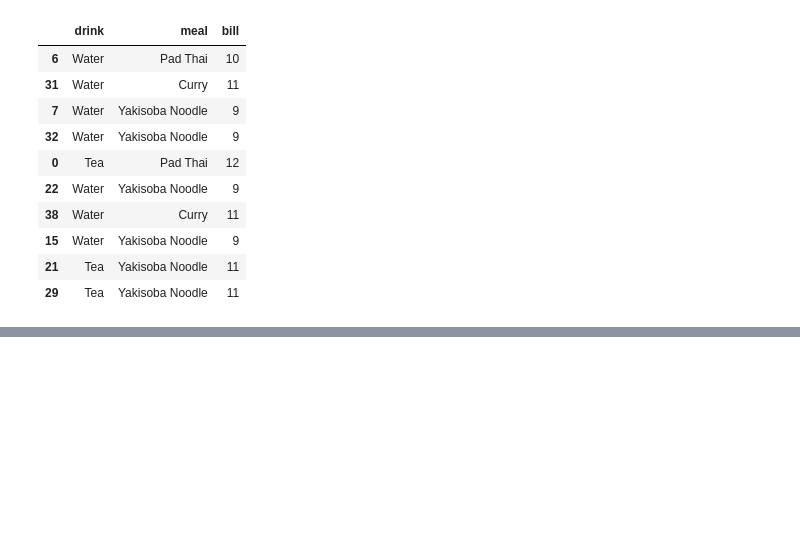
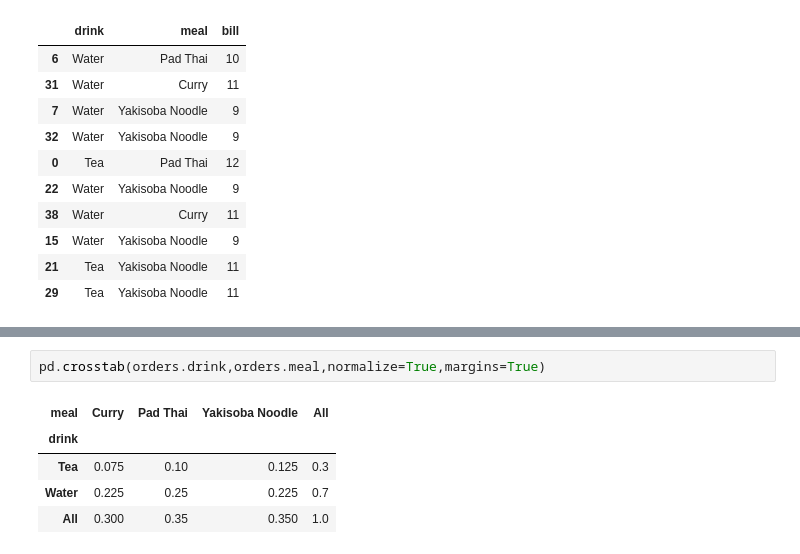
Before and after one commit to RichardAlcabes22/codeup_review, a Jupyter notebook: 3-data_science_libraries/00_pandas_adv_dataframes_lesson.ipynb, the cells around one changed output, grey strips where cells are left out. Saved outputs shown, nothing was run; the diff lists cells and outputs as text; blank space fills up the shorter version.

```diff
--- a/3-data_science_libraries/00_pandas_adv_dataframes_lesson.ipynb
+++ b/3-data_science_libraries/00_pandas_adv_dataframes_lesson.ipynb
@@ -718,0 +728,8 @@ orders.sample(10)
+# %%
+pd.crosstab(orders.drink,orders.meal,normalize=True,margins=True)
+# %% [output]
+| meal | Curry | Pad Thai | Yakisoba Noodle | All |
+| drink |  |  |  |  |
+| Tea | 0.075 | 0.10 | 0.125 | 0.3 |
+| Water | 0.225 | 0.25 | 0.225 | 0.7 |
+| All | 0.300 | 0.35 | 0.350 | 1.0 |
```
Also changed, not shown: parts of 6 cells of this notebook.
